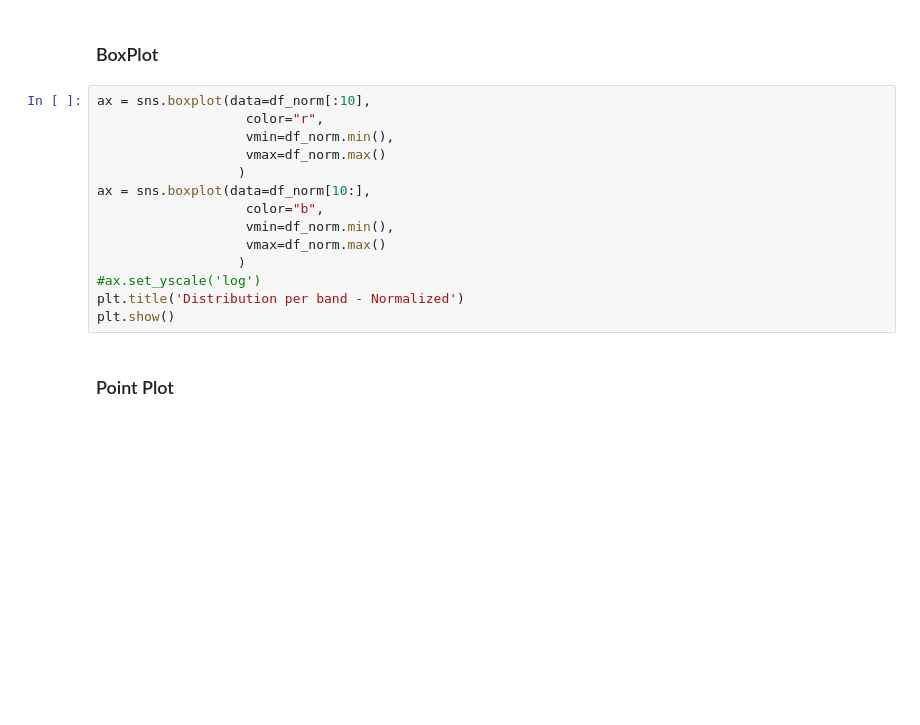
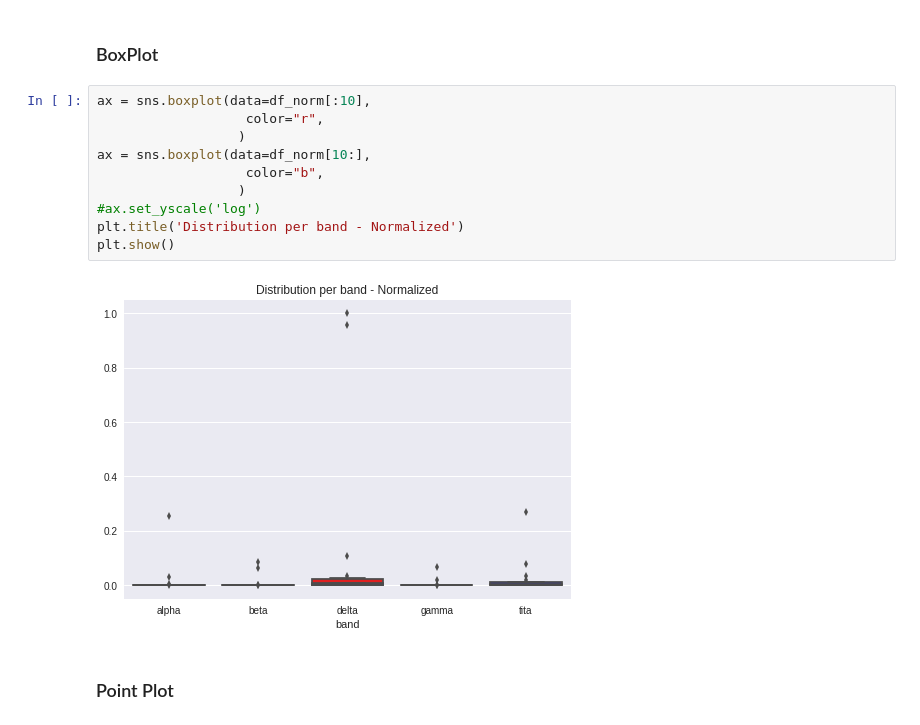
Before and after one commit to gfourcade/cienciadatos, a Jupyter notebook: tp2/tp2.ipynb, the cells around one changed output. Saved outputs shown, nothing was run; the diff lists cells and outputs as text; blank space fills up the shorter version.

```diff
--- a/tp2/tp2.ipynb
+++ b/tp2/tp2.ipynb
@@ -261,17 +314,15 @@ plt.show()
 # %%
 ax = sns.boxplot(data=df_norm[:10],
                    color="r",
-                   vmin=df_norm.min(),
-                   vmax=df_norm.max()
                   )
 ax = sns.boxplot(data=df_norm[10:],
                    color="b",
-                   vmin=df_norm.min(),
-                   vmax=df_norm.max()
                   )
 #ax.set_yscale('log')
 plt.title('Distribution per band - Normalized')
 plt.show()
+# %% [output]
+[figure, added]
 # %% [markdown]
 ### Point Plot
 # %%
```
Also changed, not shown: parts of 19 cells of this notebook.
